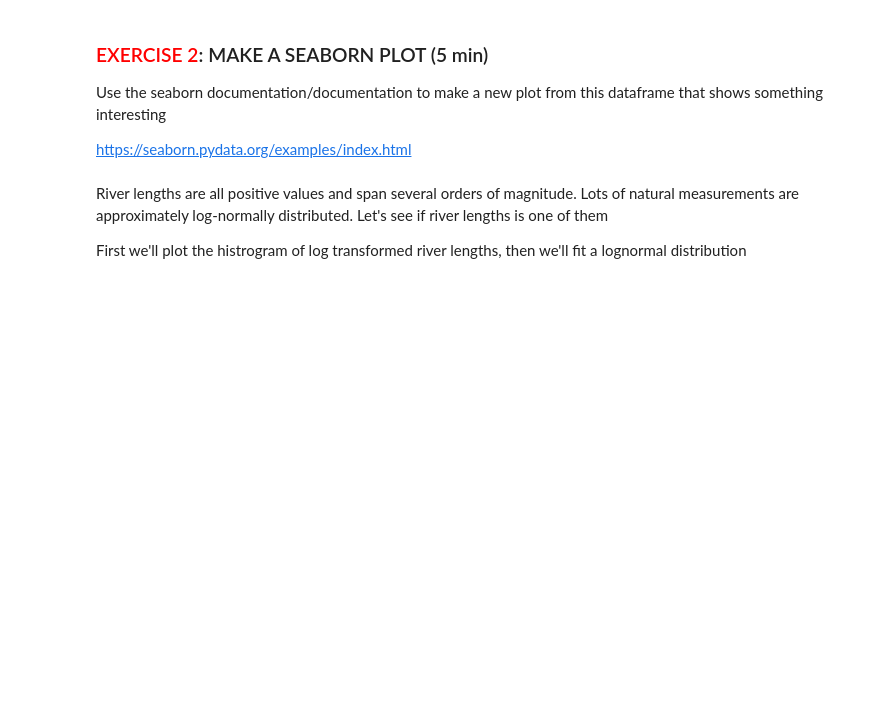
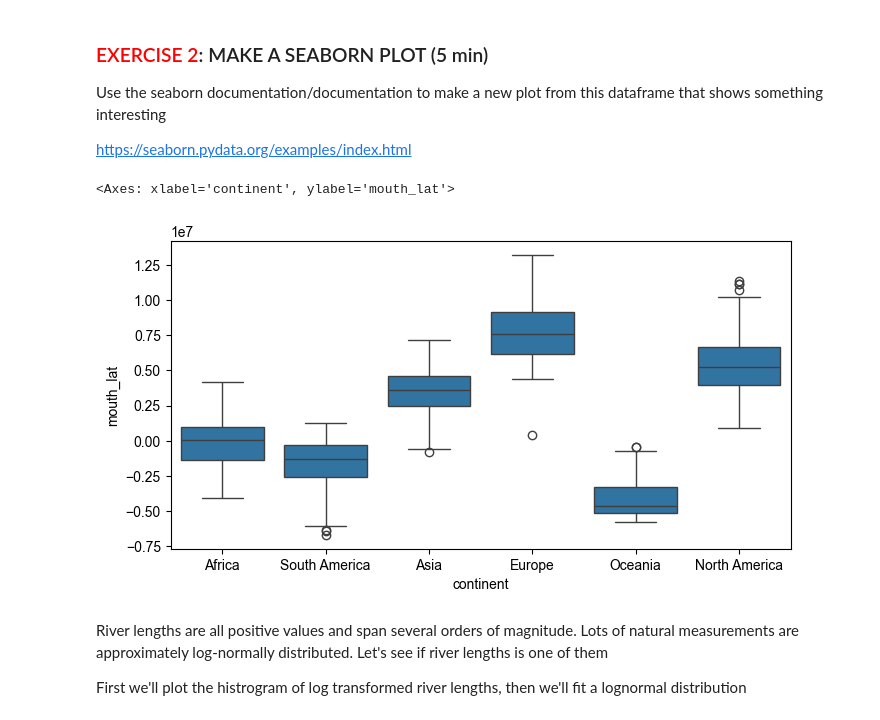
Before and after one commit to jgeary2326/abio558-fall2025-jg, a Jupyter notebook: 2.4-LoadingIndexingAnalyzingData_BLANK.ipynb, the cells around one changed output. Saved outputs shown, nothing was run; the diff lists cells and outputs as text; code cells hidden in the pictures; blank space fills up the shorter version.

```diff
--- a/2.4-LoadingIndexingAnalyzingData_BLANK.ipynb
+++ b/2.4-LoadingIndexingAnalyzingData_BLANK.ipynb
@@ -47,6 +162,15 @@ We can use **seaborn** to make all kinds of plots using dataframes
 Use the seaborn documentation/documentation to make a new plot from this dataframe that shows something interesting
 
 https://seaborn.pydata.org/examples/index.html
+# %%
+fh, ax = plt.subplots(1, 1, figsize=(8,4))
+sns.set_theme(style = 'ticks', palette='pastel')
+sns.boxplot(data=rivers_data,
+            x='continent', y='mouth_lat',
+            ax=ax)
+# %% [output]
+<Axes: xlabel='continent', ylabel='mouth_lat'>
+[figure, added]
 # %% [markdown]
 River lengths are all positive values and span several orders of magnitude. Lots of natural measurements are approximately log-normally distributed. Let's see if river lengths is one of them
 
```
Also changed, not shown: parts of 9 cells of this notebook.
